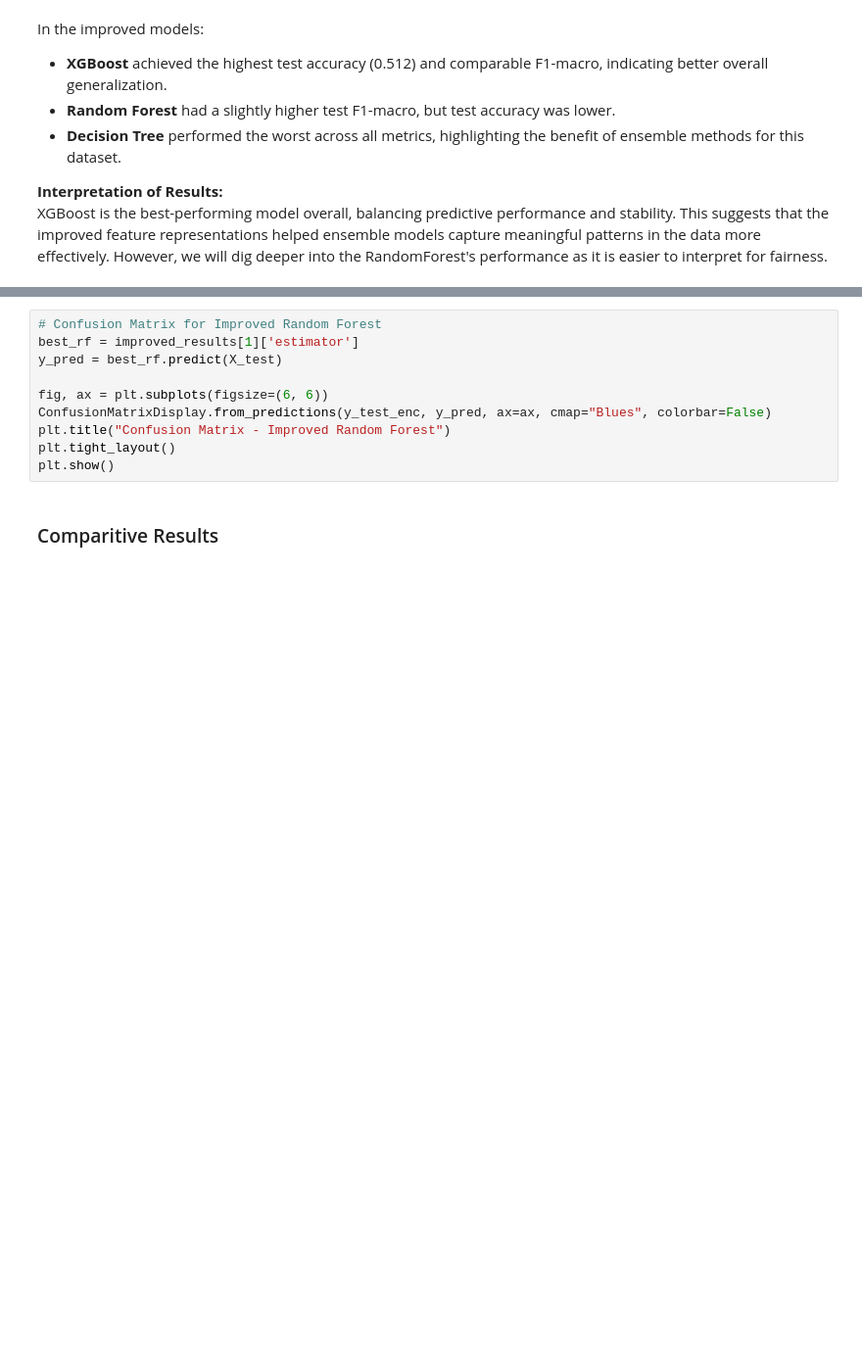
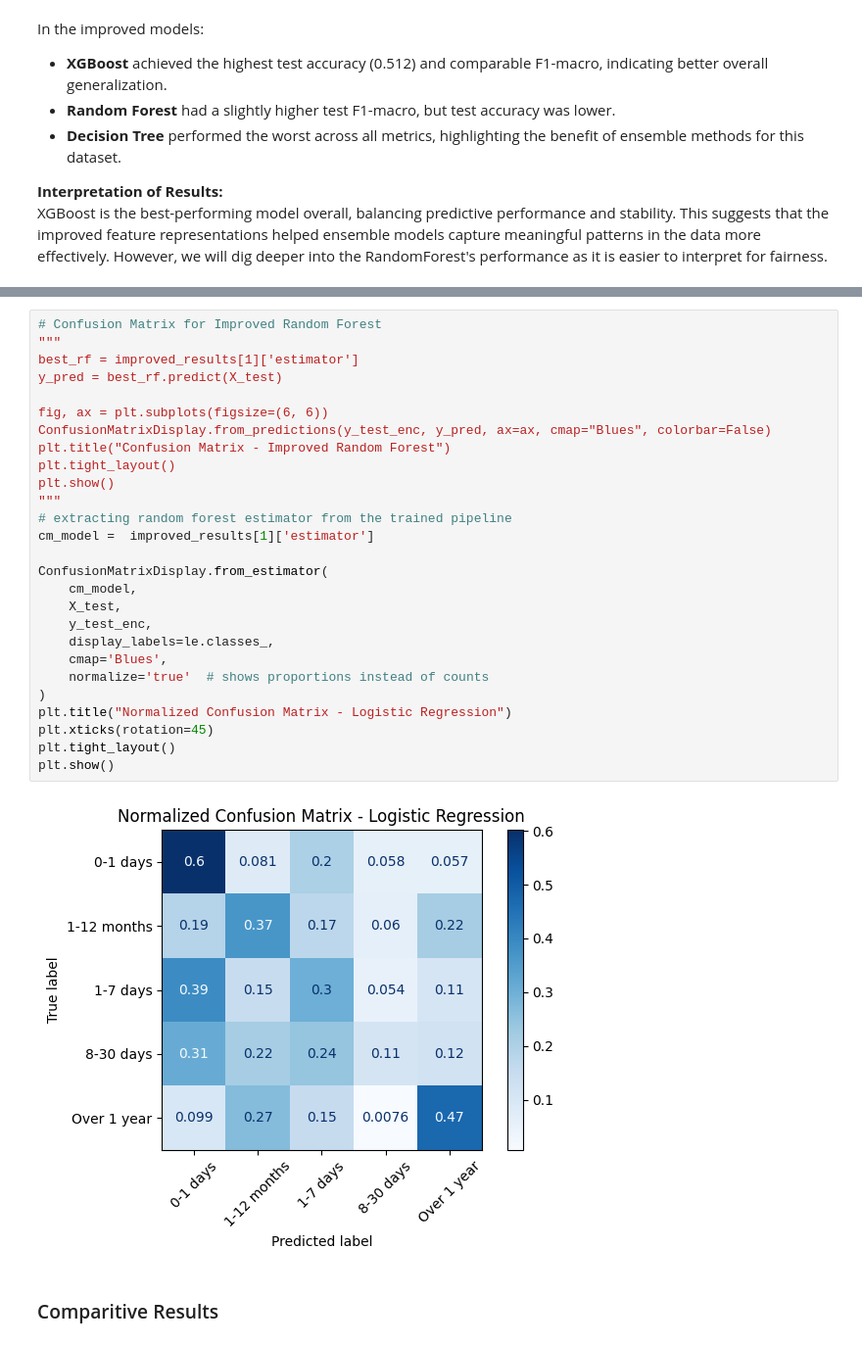
Before and after one commit to emilynnguyen1/Violent-Sexual-Crimes, a Jupyter notebook: notebooks/Violent-Sexual-Crimes-Analysis.ipynb, the cells around one changed output, grey strips where cells are left out. Shown: that part at 98% size. Saved outputs shown, nothing was run; the diff lists cells and outputs as text; blank space fills up the shorter version.

Commit message:
New changes to visuals

```diff
--- a/notebooks/Violent-Sexual-Crimes-Analysis.ipynb
+++ b/notebooks/Violent-Sexual-Crimes-Analysis.ipynb
@@ -489,14 +493,33 @@ improved_results_df
 | 2 | DecisionTree | 0.299678 | 0.449697 | 0.288670 |
 # %%
 # Confusion Matrix for Improved Random Forest
+"""
 best_rf = improved_results[1]['estimator']
 y_pred = best_rf.predict(X_test)
 
 fig, ax = plt.subplots(figsize=(6, 6))
 ConfusionMatrixDisplay.from_predictions(y_test_enc, y_pred, ax=ax, cmap="Blues", colorbar=False)
 plt.title("Confusion Matrix - Improved Random Forest")
 plt.tight_layout()
 plt.show()
+"""
+# extracting random forest estimator from the trained pipeline
+cm_model =  improved_results[1]['estimator']
+
+ConfusionMatrixDisplay.from_estimator(
+    cm_model,
+    X_test,
+    y_test_enc,
+    display_labels=le.classes_,
+    cmap='Blues',
+    normalize='true'  # shows proportions instead of counts
+)
+plt.title("Normalized Confusion Matrix - Logistic Regression")
+plt.xticks(rotation=45)
+plt.tight_layout()
+plt.show()
+# %% [output]
+[figure, added]
 # %% [markdown]
 ### Comparitive Results
 # %% [markdown]
```
Also changed, not shown: parts of 6 cells of this notebook.
